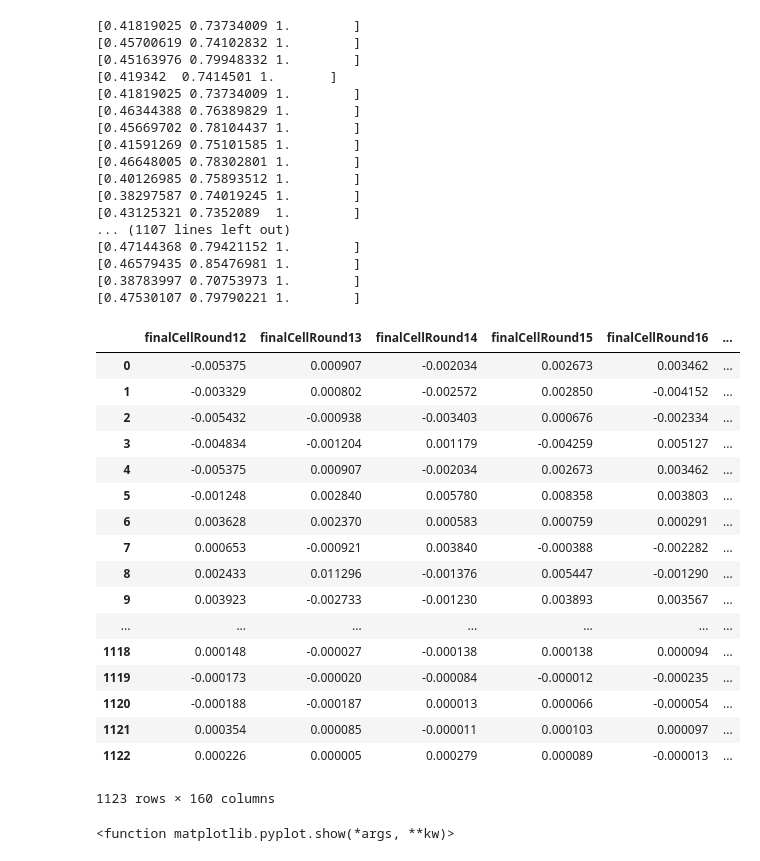
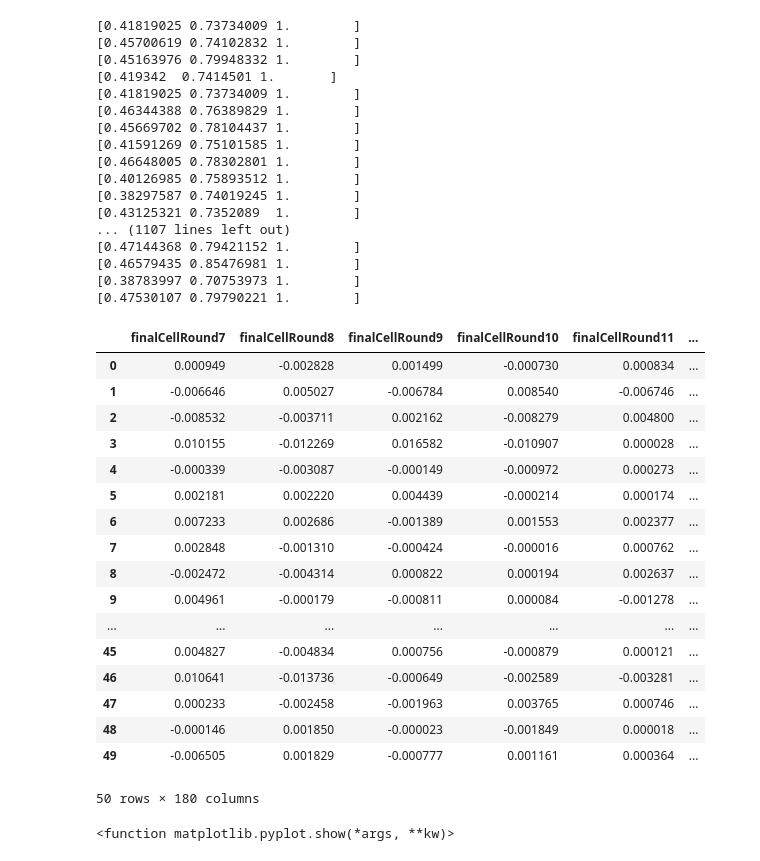
Before and after one commit to Gamalielmch/Morphology, a Jupyter notebook: Jupyter Neural Network/roundness.ipynb, the cells around one changed output. Drawn from its saved outputs; the diff is of its cells as text; code cells hidden in the pictures.

```diff
--- a/Jupyter Neural Network/roundness.ipynb
+++ b/Jupyter Neural Network/roundness.ipynb
@@ -139,28 +139,27 @@ for i in range(0,vector.shape[2]):
 [0.46579435 0.85476981 1.        ]
 [0.38783997 0.70753973 1.        ]
 [0.47530107 0.79790221 1.        ]
-# %%
-train_x = data.iloc[:,1:242]
-train_x.iloc[:,np.r_[10:50,70:110,130:170,190:230]]
-# %% [output]
-|  | finalCellRound12 | finalCellRound13 | finalCellRound14 | finalCellRound15 | finalCellRound16 | ... |
-| 0 | -0.005375 | 0.000907 | -0.002034 | 0.002673 | 0.003462 | ... |
-| 1 | -0.003329 | 0.000802 | -0.002572 | 0.002850 | -0.004152 | ... |
-| 2 | -0.005432 | -0.000938 | -0.003403 | 0.000676 | -0.002334 | ... |
-| 3 | -0.004834 | -0.001204 | 0.001179 | -0.004259 | 0.005127 | ... |
-| 4 | -0.005375 | 0.000907 | -0.002034 | 0.002673 | 0.003462 | ... |
-| 5 | -0.001248 | 0.002840 | 0.005780 | 0.008358 | 0.003803 | ... |
-| 6 | 0.003628 | 0.002370 | 0.000583 | 0.000759 | 0.000291 | ... |
-| 7 | 0.000653 | -0.000921 | 0.003840 | -0.000388 | -0.002282 | ... |
-| 8 | 0.002433 | 0.011296 | -0.001376 | 0.005447 | -0.001290 | ... |
-| 9 | 0.003923 | -0.002733 | -0.001230 | 0.003893 | 0.003567 | ... |
-| ... | ... | ... | ... | ... | ... | ... |
-| 1118 | 0.000148 | -0.000027 | -0.000138 | 0.000138 | 0.000094 | ... |
-| 1119 | -0.000173 | -0.000020 | -0.000084 | -0.000012 | -0.000235 | ... |
-| 1120 | -0.000188 | -0.000187 | 0.000013 | 0.000066 | -0.000054 | ... |
-| 1121 | 0.000354 | 0.000085 | -0.000011 | 0.000103 | 0.000097 | ... |
-| 1122 | 0.000226 | 0.000005 | 0.000279 | 0.000089 | -0.000013 | ... |
-1123 rows × 160 columns
+# %%
+test_x.iloc[test_res.index]
+# %% [output]
+|  | finalCellRound7 | finalCellRound8 | finalCellRound9 | finalCellRound10 | finalCellRound11 | ... |
+| 0 | 0.000949 | -0.002828 | 0.001499 | -0.000730 | 0.000834 | ... |
+| 1 | -0.006646 | 0.005027 | -0.006784 | 0.008540 | -0.006746 | ... |
+| 2 | -0.008532 | -0.003711 | 0.002162 | -0.008279 | 0.004800 | ... |
+| 3 | 0.010155 | -0.012269 | 0.016582 | -0.010907 | 0.000028 | ... |
+| 4 | -0.000339 | -0.003087 | -0.000149 | -0.000972 | 0.000273 | ... |
+| 5 | 0.002181 | 0.002220 | 0.004439 | -0.000214 | 0.000174 | ... |
+| 6 | 0.007233 | 0.002686 | -0.001389 | 0.001553 | 0.002377 | ... |
+| 7 | 0.002848 | -0.001310 | -0.000424 | -0.000016 | 0.000762 | ... |
+| 8 | -0.002472 | -0.004314 | 0.000822 | 0.000194 | 0.002637 | ... |
+| 9 | 0.004961 | -0.000179 | -0.000811 | 0.000084 | -0.001278 | ... |
+| ... | ... | ... | ... | ... | ... | ... |
+| 45 | 0.004827 | -0.004834 | 0.000756 | -0.000879 | 0.000121 | ... |
+| 46 | 0.010641 | -0.013736 | -0.000649 | -0.002589 | -0.003281 | ... |
+| 47 | 0.000233 | -0.002458 | -0.001963 | 0.003765 | 0.000746 | ... |
+| 48 | -0.000146 | 0.001850 | -0.000023 | -0.001849 | 0.000018 | ... |
+| 49 | -0.006505 | 0.001829 | -0.000777 | 0.001161 | 0.000364 | ... |
+50 rows × 180 columns
 # %%
 plt.figure(figsize=(20,10))
 #range(test_res['predicted'].shape[0],0,-1)
```
Also changed, not shown: parts of 2 cells of this notebook, 3 other files.
